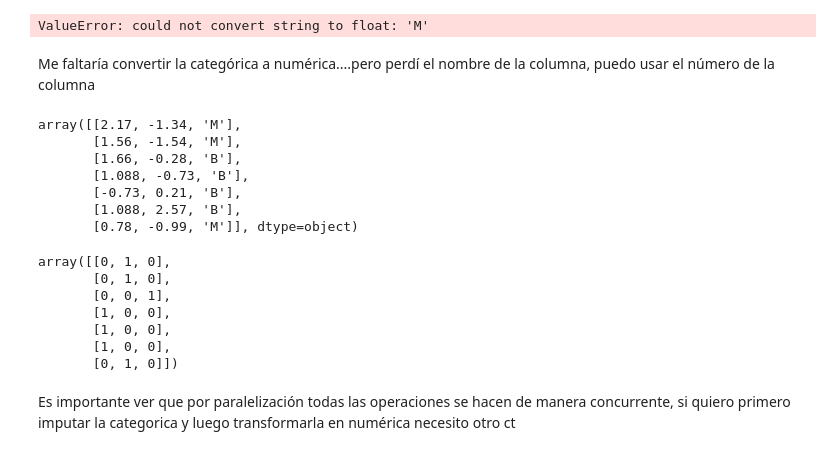
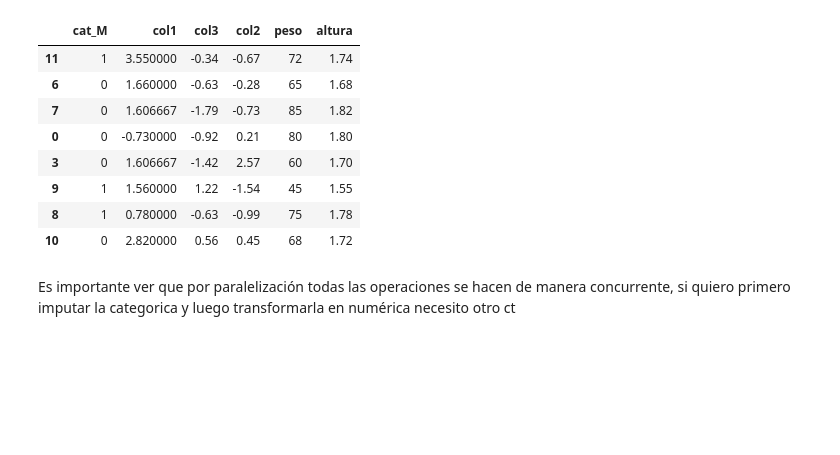
Before and after one commit to PabloSoligo2014/3670-UNLaM-CD, a Jupyter notebook: 07_Productivity/01_ColumnTransformerExample.ipynb, the cells around one changed output. Drawn from its saved outputs; the diff is of its cells as text; code cells hidden in the pictures; blank space fills up the shorter version.

```diff
--- a/07_Productivity/01_ColumnTransformerExample.ipynb
+++ b/07_Productivity/01_ColumnTransformerExample.ipynb
@@ -55 +51,20 @@ ColumnTransformer(transformers=[('mean_col1', SimpleImputer(), ['col1']),
+# %%
+
+ct0 = ColumnTransformer([("dtype", FunctionTransformer(type_normalizer, validate=False), ["col1"])],
+                         remainder="passthrough",
+                         force_int_remainder_cols=False,
+                         verbose_feature_names_out=False)
+
+ct1 = ColumnTransformer([("mean_col1", SimpleImputer(strategy="mean"), ["col1"]),
+                        ("median_col3", SimpleImputer(strategy="median") , ["col3"]),
+                        ("most_freq_cat", SimpleImputer(strategy="most_frequent") , ["cat"])
+                        ], remainder='passthrough', force_int_remainder_cols=False, verbose_feature_names_out=False)
+ct2 = ColumnTransformer([("OneHot", OneHotEncoder(sparse_output=False, dtype=int, drop='first') , ["cat"])],
+                         remainder='passthrough',
+                         force_int_remainder_cols=False,
+                         verbose_feature_names_out=False)
+
+ct_list = [ct0, ct1, ct2]
+for ct in ct_list:
+    ct.set_output(transform="pandas")
 # %%
@@ -59,5 +80,7 @@ NameError: name 'ct' is not defined
 # %%
-pl = Pipeline(steps=[("ct", ct),
+pl = Pipeline(steps=[("ct0", ct0),
+                     ("ct1", ct1),
+                     ("ct2", ct2),
                      ("est", KNeighborsClassifier())])
 # %%
 pl
@@ -74,32 +104,15 @@ Pipeline(steps=[('ct',
                 ('est', KNeighborsClassifier())])
-# %%
-pl.fit(X_train, y_train)
-pl.predict(X_test)
-# %% [output]
-ValueError: could not convert string to float: 'M'
-# %% [markdown]
-Me faltaría convertir la categórica a numérica....pero perdí el nombre de la columna, puedo usar el número de la columna
 # %%
-temp = pl[:-1].fit_transform(X_train)
-temp
+pl[:-1].fit_transform(X_train)
 # %% [output]
-array([[2.17, -1.34, 'M'],
-       [1.56, -1.54, 'M'],
-       [1.66, -0.28, 'B'],
-       [1.088, -0.73, 'B'],
-       [-0.73, 0.21, 'B'],
-       [1.088, 2.57, 'B'],
-       [0.78, -0.99, 'M']], dtype=object)
+|  | cat_M | col1 | col3 | col2 | peso | altura |
+| 11 | 1 | 3.550000 | -0.34 | -0.67 | 72 | 1.74 |
+| 6 | 0 | 1.660000 | -0.63 | -0.28 | 65 | 1.68 |
+| 7 | 0 | 1.606667 | -1.79 | -0.73 | 85 | 1.82 |
+| 0 | 0 | -0.730000 | -0.92 | 0.21 | 80 | 1.80 |
+| 3 | 0 | 1.606667 | -1.42 | 2.57 | 60 | 1.70 |
+| 9 | 1 | 1.560000 | 1.22 | -1.54 | 45 | 1.55 |
+| 8 | 1 | 0.780000 | -0.63 | -0.99 | 75 | 1.78 |
+| 10 | 0 | 2.820000 | 0.56 | 0.45 | 68 | 1.72 |
-# %%
-oh = OneHotEncoder(sparse_output=False, dtype=int)
-oh.fit_transform(X_train[["cat"]])
-# %% [output]
-array([[0, 1, 0],
-       [0, 1, 0],
-       [0, 0, 1],
-       [1, 0, 0],
-       [1, 0, 0],
-       [1, 0, 0],
-       [0, 1, 0]])
 # %% [markdown]
 Es importante ver que por paralelización todas las operaciones se hacen de manera concurrente, si quiero primero imputar la categorica y luego transformarla en numérica necesito otro ct
```
Also changed, not shown: parts of 18 cells of this notebook, 6 other files.
